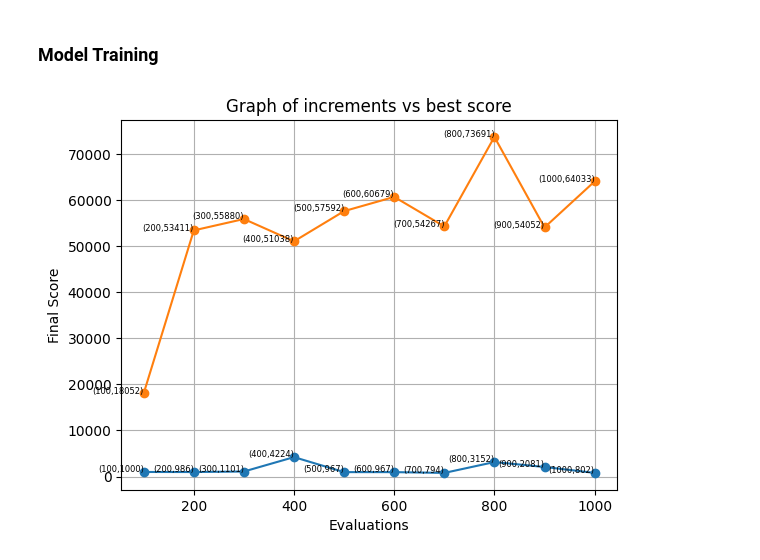
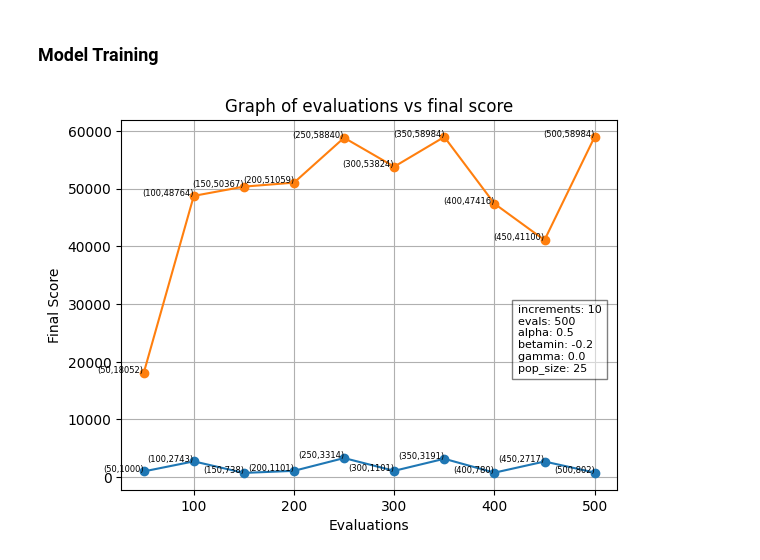
Before and after one commit to LDY681/CITS4404_project, a Jupyter notebook: CITS4404.ipynb, the cells around one changed output. Saved outputs shown, nothing was run; the diff lists cells and outputs as text; code cells hidden in the pictures.

Commit message:
added graph images

```diff
--- a/CITS4404.ipynb
+++ b/CITS4404.ipynb
@@ -142,7 +142,7 @@ from numpy.random import default_rng
 
 
 class FireflyAlgorithm:
-    def __init__(self, pop_size=20, alpha=1.0, betamin=1.0, gamma=0.01, seed=None):
+    def __init__(self, pop_size=20, alpha=1.0, betamin=0.2, gamma=0.01, seed=None):
         self.pop_size = pop_size
         self.alpha = alpha
         self.betamin = betamin
@@ -277,39 +277,48 @@ def incremental_firefly(increments = 10,
     firefly = FireflyAlgorithm(pop_size=pop_size, alpha=alpha, betamin=betamin, gamma=gamma, seed=seed)
     for x in range(increments):
         best_score, best_params = firefly.run(fitness_fn, dim=dim, lb=lb, ub=ub,
                                               max_evals=int((max_evals*x+1)/increments))
         results.append(-simulate_trading(best_params, prices=test_prices))
         training_scores.append(-best_score)
     return results, training_scores
 
 increments = 10
-evals = 1000
-alpha = 0.9
-betamin = 0.2
-gamma = 0.5
+evals = 500
+alpha = 0.5
+betamin = -0.2
+gamma = 0.0
 pop_size = 25
+
 results, training_scores = incremental_firefly(increments=increments, pop_size = pop_size,
-                                               alpha=alpha, betamin=betamin, gamma = gamma, max_evals=evals)
+                                                   alpha=alpha, betamin=betamin, gamma = gamma, max_evals=evals)
 results = np.array(results)
 training_scores = np.array(training_scores)
 
 x_values = (np.arange(len(results)) + 1) * (evals/increments)
 
 plt.plot(x_values, results, marker='o')
 
 for i in range(len(x_values)):
     plt.text(x_values[i], results[i], f'({int(x_values[i])},{int(results[i])})', fontsize=6, ha='right')
     plt.text(x_values[i], training_scores[i], f'({int(x_values[i])},{int(training_scores[i])})', fontsize=6, ha='right')
 
 plt.plot(x_values, training_scores, marker='o')
 
-# Add labels and title
 plt.xlabel('Evaluations')
 plt.ylabel('Final Score')
-plt.title('Graph of increments vs best score')
+plt.title('Graph of evaluations vs final score')
 plt.grid()
 
-# Show the plot
+variable_info = (f'increments: {increments}\n'
+                 f'evals: {evals}\n'
+                 f'alpha: {alpha}\n'
+                 f'betamin: {betamin}\n'
+                 f'gamma: {gamma}\n'
+                 f'pop_size: {pop_size}')
+
+plt.text(0.8, 0.5, variable_info, transform=plt.gca().transAxes, fontsize=8,
+         verticalalignment='top', bbox=dict(facecolor='white', alpha=0.5))
+
 plt.show()
 # %% [output]
-[figure, old version]
+[figure, new version]
```
Also changed, not shown: 10 other files.
